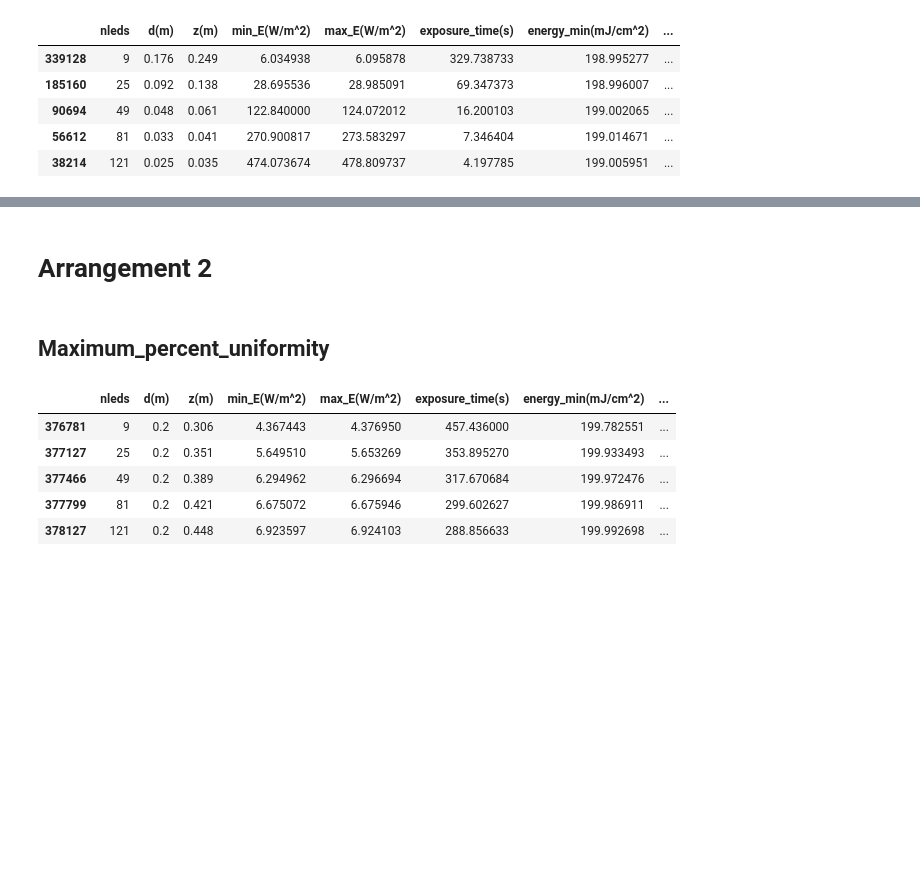
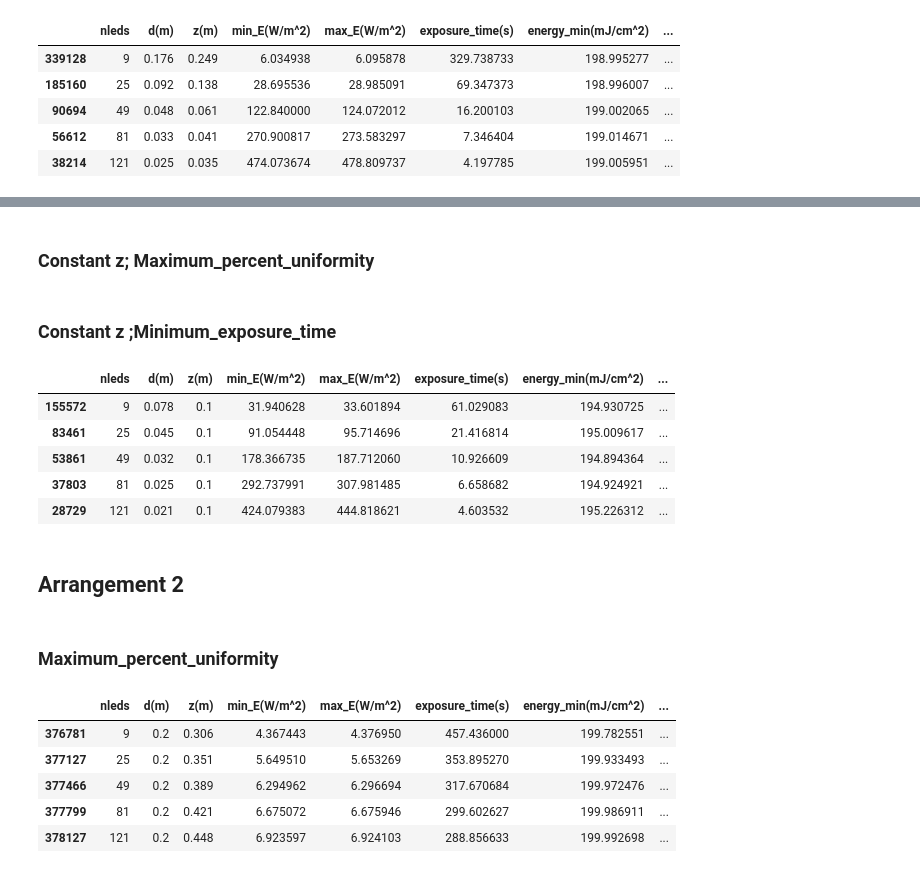
Before and after one commit to shubhranshsinghvi/Photolithography, a Jupyter notebook: Code/Ideal_UV_LED_model.ipynb, the cells around one changed output, grey strips where cells are left out. Saved outputs shown, nothing was run; the diff lists cells and outputs as text; code cells hidden in the pictures; blank space fills up the shorter version.

```diff
--- a/Code/No_restrictions_on_led_grid_size.ipynb
+++ b/Code/Ideal_UV_LED_model.ipynb
@@ -114,5 +145,20 @@ ef_1[idx].sort_values("nleds")
+# %% [markdown]
+### Constant z; Maximum_percent_uniformity
+# %% [markdown]
+### Constant z ;Minimum_exposure_time
+# %%
+czf_1_3=df_1_3[(df_1_3['z(m)']==0.1) & (df_1_3['percent_uniformity']>95)]
+idx = czf_1_3.groupby(['nleds'])['exposure_time(s)'].transform(min) == czf_1_3['exposure_time(s)']
+czf_1_3[idx].sort_values("nleds")
+# %% [output]
+|  | nleds | d(m) | z(m) | min_E(W/m^2) | max_E(W/m^2) | exposure_time(s) | energy_min(mJ/cm^2) | ... |
+| 155572 | 9 | 0.078 | 0.1 | 31.940628 | 33.601894 | 61.029083 | 194.930725 | ... |
+| 83461 | 25 | 0.045 | 0.1 | 91.054448 | 95.714696 | 21.416814 | 195.009617 | ... |
+| 53861 | 49 | 0.032 | 0.1 | 178.366735 | 187.712060 | 10.926609 | 194.894364 | ... |
+| 37803 | 81 | 0.025 | 0.1 | 292.737991 | 307.981485 | 6.658682 | 194.924921 | ... |
+| 28729 | 121 | 0.021 | 0.1 | 424.079383 | 444.818621 | 4.603532 | 195.226312 | ... |
 # %% [markdown]
-# Arrangement 2
+## Arrangement 2
 # %%
 Ir_0 = 0.1
 final_list = []
@@ -152,7 +198,7 @@ final_list=t
 # %%
 df_2 = pd.DataFrame(final_list,columns=["nleds","d(m)","z(m)","min_E(W/m^2)","max_E(W/m^2)","exposure_time(s)","energy_min(mJ/cm^2)","energy_max(mJ^cm^2)","percent_uniformity"])
 # %% [markdown]
-## Maximum_percent_uniformity
+### Maximum_percent_uniformity
 # %%
 idx = df_2.groupby(['nleds'])['percent_uniformity'].transform(max) == df_2['percent_uniformity']
 df_2[idx].sort_values("nleds")
```
Also changed, not shown: parts of 20 cells of this notebook, 3 other files.
